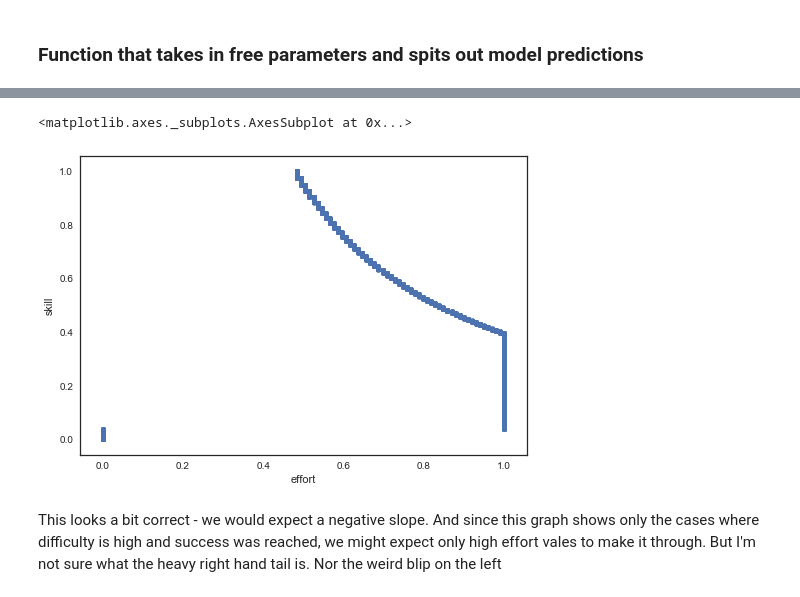
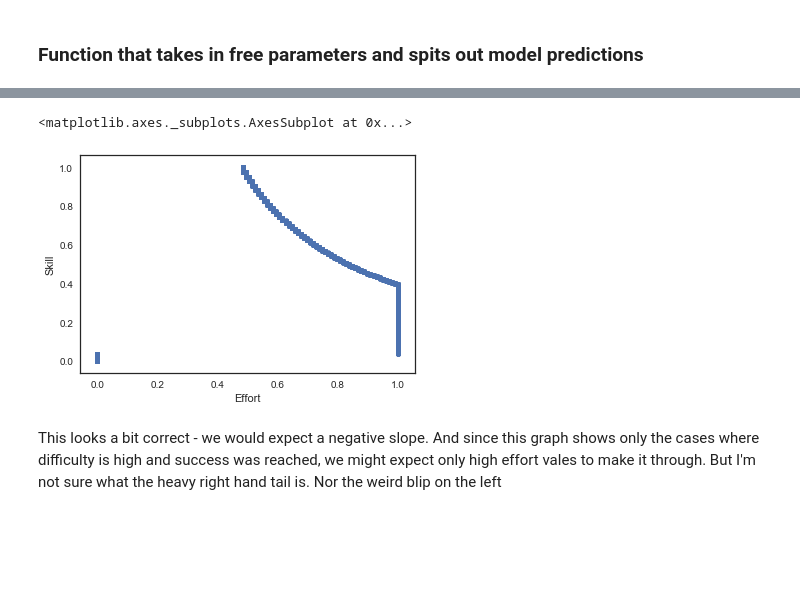
Before and after one commit to jlnrd/Effort, a Jupyter notebook: Effort_optimization_Inferring_Comp.ipynb, the cells around one changed output, grey strips where cells are left out. Drawn from its saved outputs; the diff is of its cells as text; code cells hidden in the pictures; blank space fills up the shorter version.

Commit message:
made desired graphs

```diff
--- a/Effort_optimization_Inferring_Comp.ipynb
+++ b/Effort_optimization_Inferring_Comp.ipynb
@@ -376,11 +362,11 @@ df.head()
 | 2 | 1.000000 | 0.300812 |
 | 3 | 1.000000 | 0.194055 |
 | 4 | 0.646465 | 0.691438 |
-# %%
-df.plot.scatter('effort','skill')
-# %% [output]
-<matplotlib.axes._subplots.AxesSubplot at 0x...>
-[figure, removed]
+# %%
+diff_df.plot.scatter('Effort','Skill')
+# %% [output]
+<matplotlib.axes._subplots.AxesSubplot at 0x...>
+[figure, added]
 # %% [markdown]
 This looks a bit correct - we would expect a negative slope. And since this graph shows only the cases where difficulty is high and success was reached, we might expect only high effort vales to make it through. But I'm not sure what the heavy right hand tail is. Nor the weird blip on the left
 # %%
```
Also changed, not shown: parts of 19 cells of this notebook.
